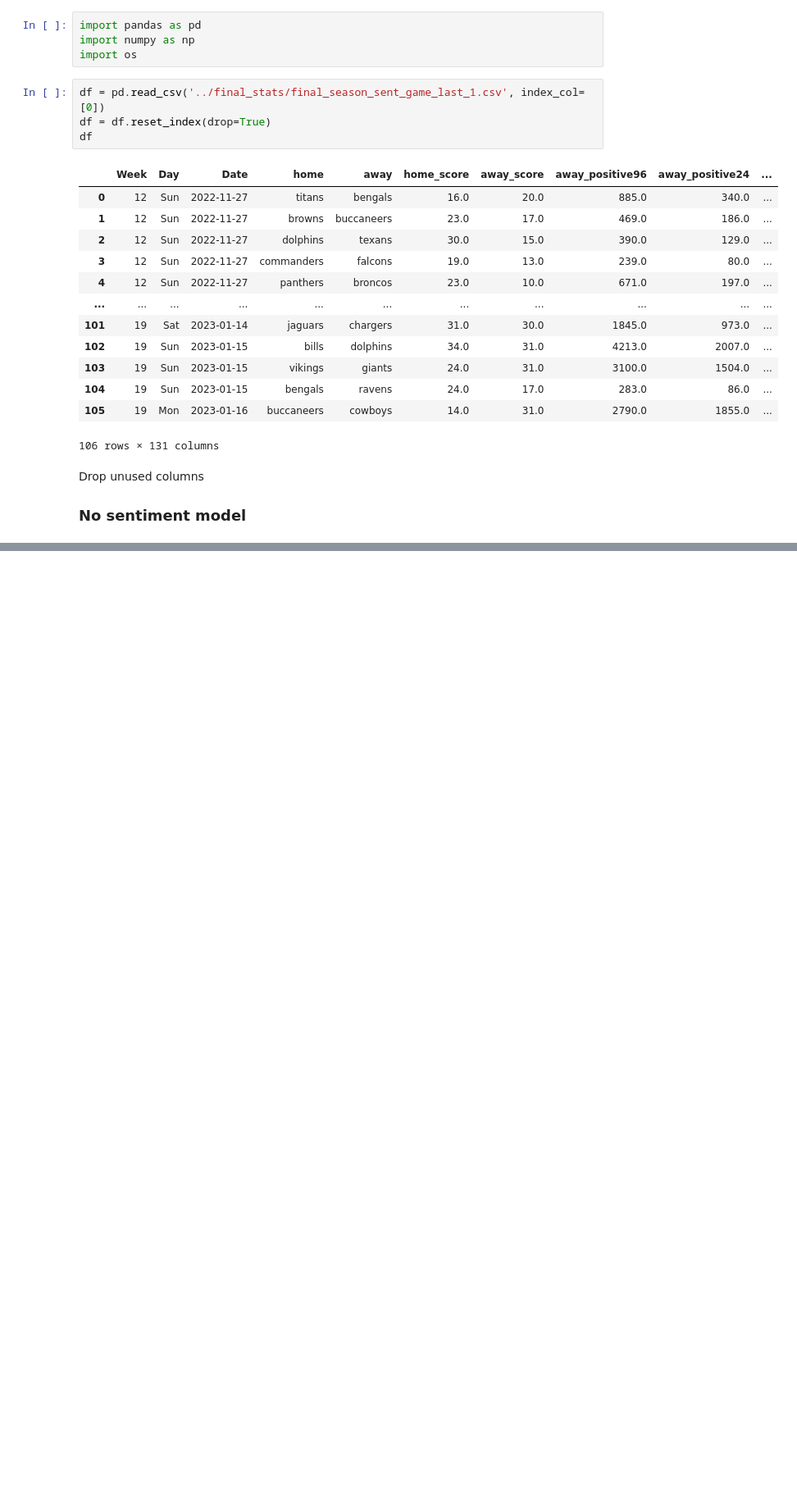
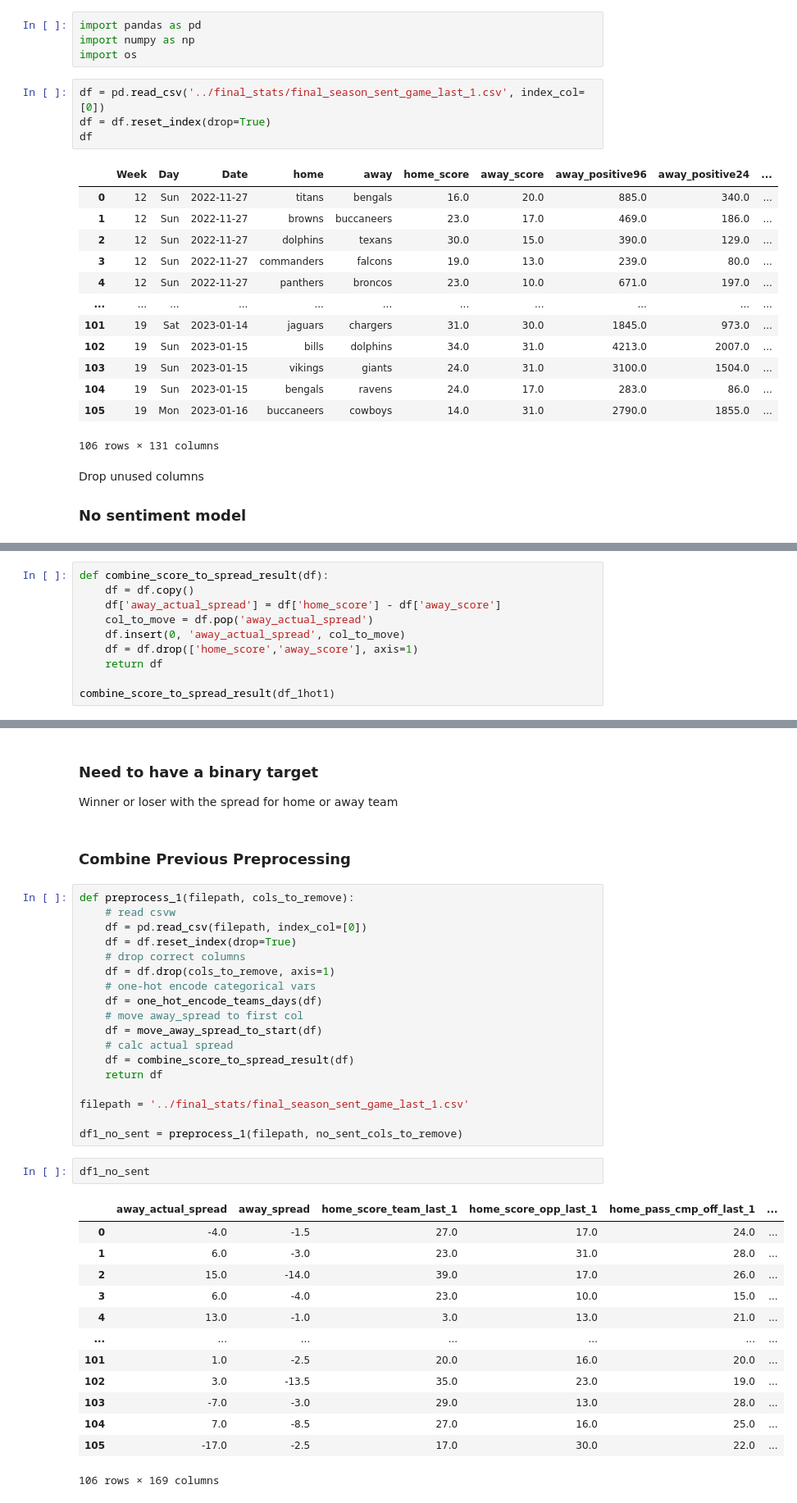
Before and after one commit to huuugh18/NFL_twitter_sentiment_odds, a Jupyter notebook: models/predict_something.ipynb, the cells around one changed output, grey strips where cells are left out. Shown at 82% size. Saved outputs shown, nothing was run; the diff lists cells and outputs as text; blank space fills up the shorter version.

```diff
--- a/models/predict_something.ipynb
+++ b/models/predict_something.ipynb
@@ -29,0 +125,10 @@ ModuleNotFoundError: No module named 'no_sent_cols_to_remove'
+# %%
+def combine_score_to_spread_result(df):
+    df = df.copy()
+    df['away_actual_spread'] = df['home_score'] - df['away_score']
+    col_to_move = df.pop('away_actual_spread')
+    df.insert(0, 'away_actual_spread', col_to_move)
+    df = df.drop(['home_score','away_score'], axis=1)
+    return df
+
+combine_score_to_spread_result(df_1hot1)
@@ -29,0 +143,39 @@ ModuleNotFoundError: No module named 'no_sent_cols_to_remove'
+# %% [markdown]
+### Need to have a binary target
+Winner or loser with the spread for home or away team
+# %% [markdown]
+### Combine Previous Preprocessing
+# %%
+def preprocess_1(filepath, cols_to_remove):
+    # read csvw
+    df = pd.read_csv(filepath, index_col=[0])
+    df = df.reset_index(drop=True)
+    # drop correct columns
+    df = df.drop(cols_to_remove, axis=1)
+    # one-hot encode categorical vars
+    df = one_hot_encode_teams_days(df)
+    # move away_spread to first col
+    df = move_away_spread_to_start(df)
+    # calc actual spread
+    df = combine_score_to_spread_result(df)
+    return df
+
+filepath = '../final_stats/final_season_sent_game_last_1.csv'
+
+df1_no_sent = preprocess_1(filepath, no_sent_cols_to_remove)
+# %%
+df1_no_sent
+# %% [output]
+|  | away_actual_spread | away_spread | home_score_team_last_1 | home_score_opp_last_1 | home_pass_cmp_off_last_1 | ... |
+| 0 | -4.0 | -1.5 | 27.0 | 17.0 | 24.0 | ... |
+| 1 | 6.0 | -3.0 | 23.0 | 31.0 | 28.0 | ... |
+| 2 | 15.0 | -14.0 | 39.0 | 17.0 | 26.0 | ... |
+| 3 | 6.0 | -4.0 | 23.0 | 10.0 | 15.0 | ... |
+| 4 | 13.0 | -1.0 | 3.0 | 13.0 | 21.0 | ... |
+| ... | ... | ... | ... | ... | ... | ... |
+| 101 | 1.0 | -2.5 | 20.0 | 16.0 | 20.0 | ... |
+| 102 | 3.0 | -13.5 | 35.0 | 23.0 | 19.0 | ... |
+| 103 | -7.0 | -3.0 | 29.0 | 13.0 | 28.0 | ... |
+| 104 | 7.0 | -8.5 | 27.0 | 16.0 | 25.0 | ... |
+| 105 | -17.0 | -2.5 | 17.0 | 30.0 | 22.0 | ... |
+106 rows × 169 columns
```
Also changed, not shown: parts of 20 cells of this notebook, 1 other file.
